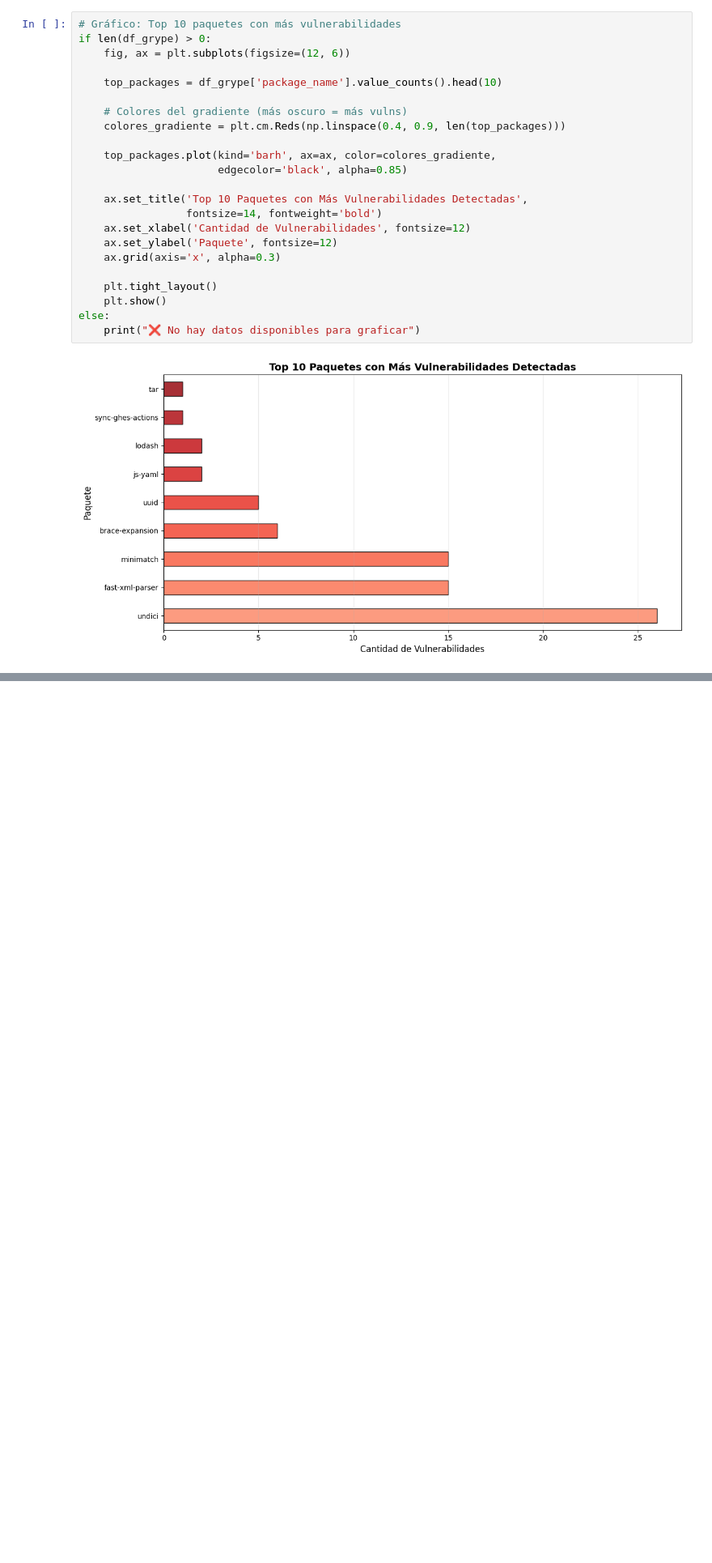
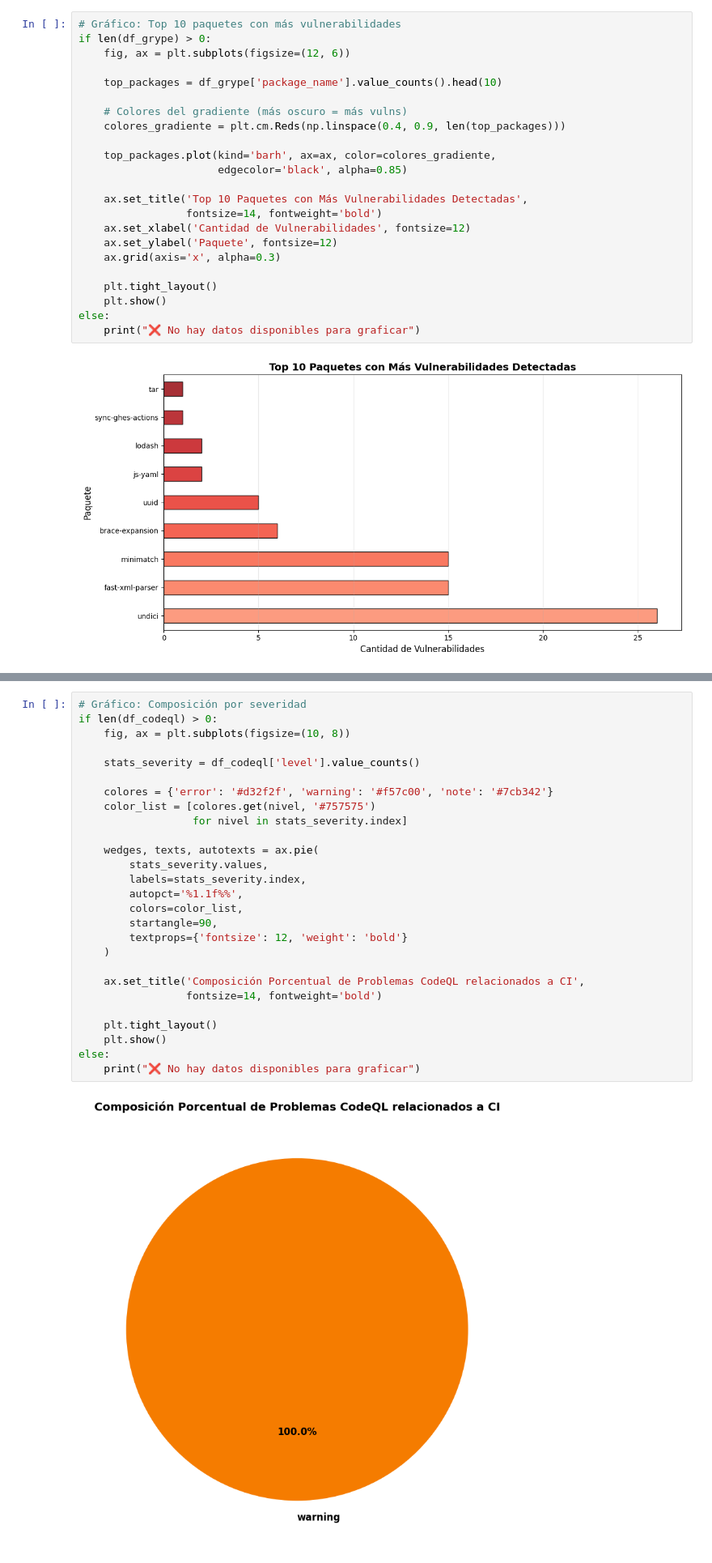
Before and after one commit to defocuss/SBOMs-Tarea4, a Jupyter notebook: nbs/vuln/analisis_de_datos.ipynb, the cells around one changed output, grey strips where cells are left out. Shown at 81% size. Cells and saved outputs as stored; diff of their text form; blank space fills up the shorter version.

```diff
--- a/nbs/vuln/analisis_de_datos.ipynb
+++ b/nbs/vuln/analisis_de_datos.ipynb
@@ -523,0 +584,29 @@ Como habrás observado, **CodeQL y Grype detectan problemas completamente difere
+# %%
+# Gráfico: Composición por severidad
+if len(df_codeql) > 0:
+    fig, ax = plt.subplots(figsize=(10, 8))
+
+    stats_severity = df_codeql['level'].value_counts()
+
+    colores = {'error': '#d32f2f', 'warning': '#f57c00', 'note': '#7cb342'}
+    color_list = [colores.get(nivel, '#757575')
+                  for nivel in stats_severity.index]
+
+    wedges, texts, autotexts = ax.pie(
+        stats_severity.values,
+        labels=stats_severity.index,
+        autopct='%1.1f%%',
+        colors=color_list,
+        startangle=90,
+        textprops={'fontsize': 12, 'weight': 'bold'}
+    )
+
+    ax.set_title('Composición Porcentual de Problemas CodeQL relacionados a CI',
+                 fontsize=14, fontweight='bold')
+
+    plt.tight_layout()
+    plt.show()
+else:
+    print("❌ No hay datos disponibles para graficar")
+# %% [output]
+[figure, added]
```
Also changed, not shown: parts of 10 cells of this notebook.
